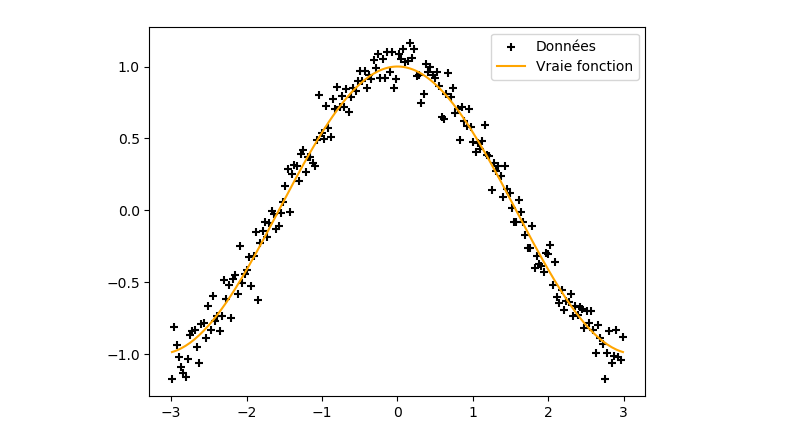
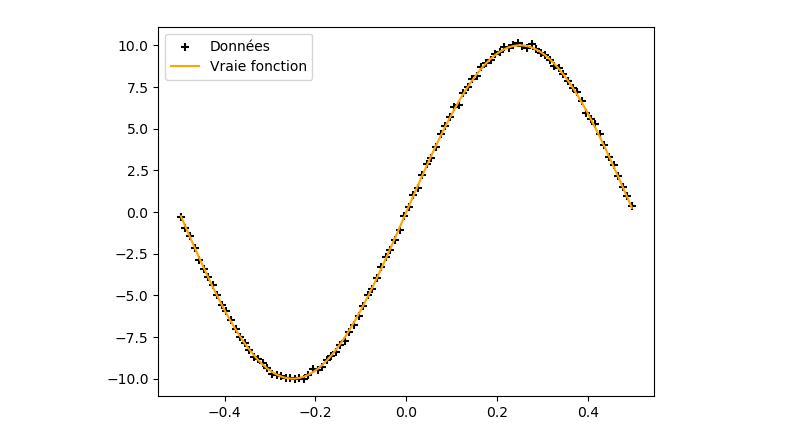
Before and after one commit to Davidson-Lova/PFE_BNN_ABS_SS, a Jupyter notebook: weightAnalysis.ipynb, the cells around one changed output. Cells and saved outputs as stored; diff of their text form; code cells hidden in the pictures.

```diff
--- a/weightAnalysis.ipynb
+++ b/weightAnalysis.ipynb
@@ -10,47 +10,47 @@ import random
 # import openturns as ot
 # %%
 # Definition de la fonction de test
+def f(x, sigma):
+    epsilon = np.random.randn(*x.shape) * sigma
+    return 10*np.sin(2*np.pi*x) + epsilon
+
 # def f(x, sigma):
 #     epsilon = np.random.randn(*x.shape) * sigma
-#     return 10*np.sin(2*np.pi*x) + epsilon
-
-def f(x, sigma):
-    epsilon = np.random.randn(*x.shape) * sigma
-    return np.cos(x) + epsilon
+#     return np.cos(x) + epsilon
 
 
 # Paramétrage des données d'entrainements
-train_size = 200
+train_size = 100
 noise = 0.1
 # Pour sin
-# xmin = -0.5
-# xmax = 0.5
+xmin = -0.5
+xmax = 0.5
 
-# Pour cos
-xmin = -3
-xmax = 3
+# # Pour cos
+# xmin = -3
+# xmax = 3
 
 zoomfig = 2
 xminBig = xmin - zoomfig * (xmax - xmin)
 xmaxBig = xmax + zoomfig * (xmax - xmin)
 
 XBig = np.linspace(xminBig, xmaxBig, train_size * (2 * zoomfig + 1)).reshape(-1, 1)
 X = XBig[train_size * zoomfig : train_size * zoomfig + train_size]
 # X = np.linspace(-np.pi, np.pi, train_size).reshape(-1, 1)
 
 y = f(X, sigma=noise)
 y_true = f(X, sigma=0.0)
 
 
 # On affiche tout ça
 plt.scatter(X, y, marker='+', label='Données', color = 'k')
 plt.plot(X, y_true, label='Vraie fonction', color = 'orange')
 # plt.title('Noisy training data and ground truth')
 plt.legend()
 # plt.savefig('plots/SinPlot.png')
 plt.show()
 # %% [output]
-[figure, old version]
+[figure, new version]
 # %%
 XTBig = torch.Tensor(XBig).reshape(XBig.shape)
 XT = torch.Tensor(X).reshape(X.shape)
```
Also changed, not shown: parts of 7 cells of this notebook, 14 other files.
